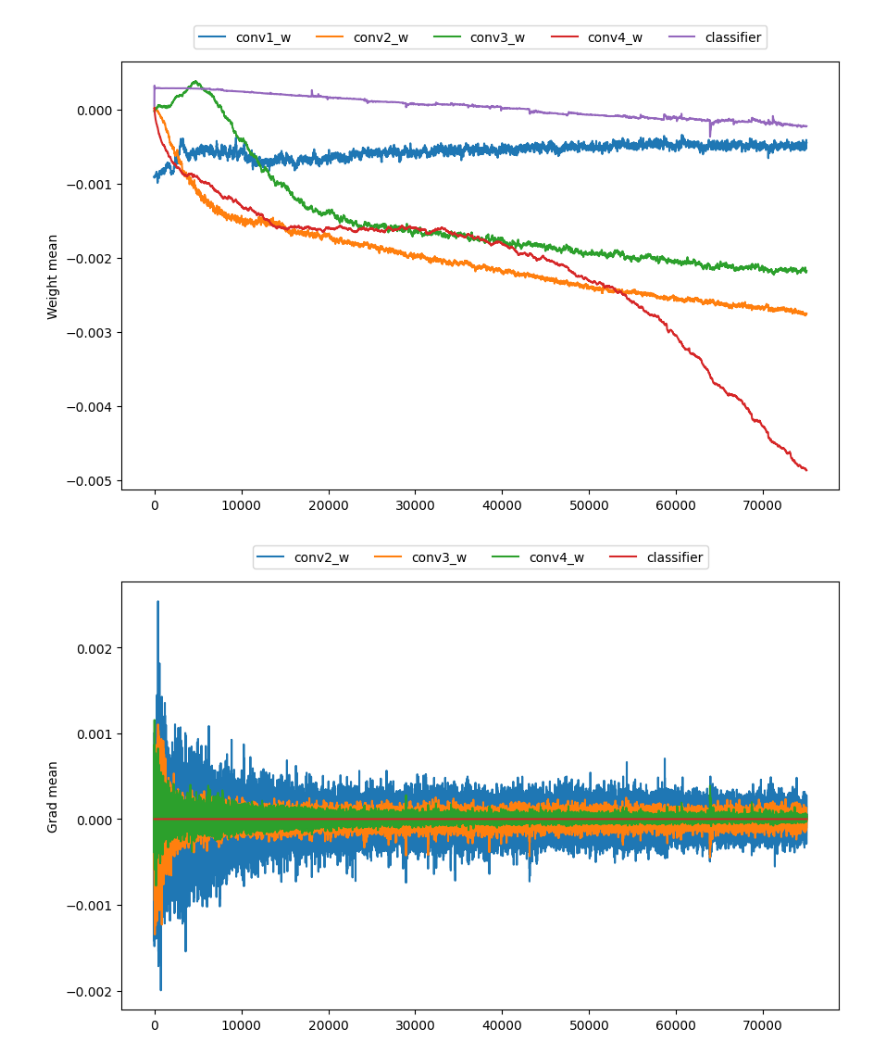
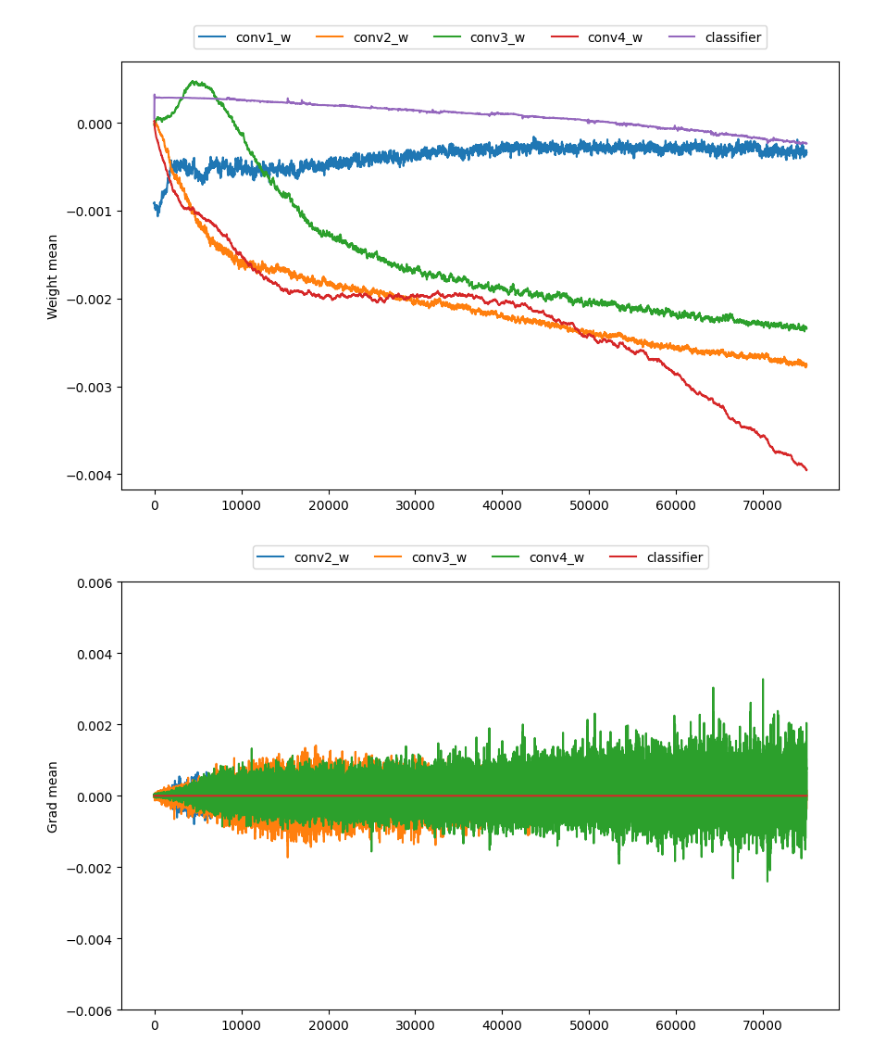
Before and after one commit to SKKUJMLim/MAML, a Jupyter notebook: Test_jupyternotebook/Arbiter_by_step_norm_analysis.ipynb, the cells around one changed output. Saved outputs shown, nothing was run; the diff lists cells and outputs as text; code cells hidden in the pictures.

```diff
--- a/Test_jupyternotebook/Arbiter_by_step_norm_analysis.ipynb
+++ b/Test_jupyternotebook/Arbiter_by_step_norm_analysis.ipynb
@@ -4,7 +4,7 @@ import matplotlib.pyplot as plt
 
 import torch
 # %%
-norm_info = pd.read_csv('../MAML+Arbiter_5way_5shot_7165/MAML+Arbiter_5way_5shot_inner_loop.csv')
+norm_info = pd.read_csv('../MAML+Arbiter_5way_5shot/MAML+Arbiter_5way_5shot_inner_loop.csv')
 # norm_info = pd.read_csv('../MAML+Arbiter_5way_5shot_filter64_7105/MAML+Arbiter_5way_5shot_filter64_inner_loop.csv')
 # %%
 norm_info_train = norm_info[norm_info['phase']=='train']
@@ -12,15 +12,3 @@ norm_info_val = norm_info[norm_info['phase']=='val']
 norm_info_test= norm_info[norm_info['current_iter']=='test']
 # %%
 per_inner_loop_step = norm_info_train.groupby('num_step').mean()
-# %%
-norm_info_train['gr_mean1'] = norm_info_train['layer_dict.conv1.conv.weight_grad_mean'] * norm_info_train['layer_dict.conv1.conv.weight_alpha'] / norm_info_train['layer_dict.conv1.conv.weight_grad_L2norm']
-norm_info_train['gr_mean2'] = norm_info_train['layer_dict.conv2.conv.weight_grad_mean'] * norm_info_train['layer_dict.conv2.conv.weight_alpha'] / norm_info_train['layer_dict.conv2.conv.weight_grad_L2norm']
-norm_info_train['gr_mean3'] = norm_info_train['layer_dict.conv3.conv.weight_grad_mean'] * norm_info_train['layer_dict.conv3.conv.weight_alpha'] / norm_info_train['layer_dict.conv3.conv.weight_grad_L2norm']
-
-
-
-
-
-norm_info_train['gr_var1'] = norm_info_train['layer_dict.conv1.conv.weight_grad_var'] * norm_info_train['layer_dict.conv1.conv.weight_alpha'] * norm_info_train['layer_dict.conv1.conv.weight_alpha'] / norm_info_train['layer_dict.conv1.conv.weight_grad_L2norm'] * norm_info_train['layer_dict.conv1.conv.weight_grad_L2norm']
-norm_info_train['gr_var2'] = norm_info_train['layer_dict.conv2.conv.weight_grad_var'] * norm_info_train['layer_dict.conv2.conv.weight_alpha'] * norm_info_train['layer_dict.conv2.conv.weight_alpha'] / norm_info_train['layer_dict.conv2.conv.weight_grad_L2norm'] * norm_info_train['layer_dict.conv2.conv.weight_grad_L2norm']
-norm_info_train['gr_var3'] = norm_info_train['layer_dict.conv3.conv.weight_grad_var'] * norm_info_train['layer_dict.conv3.conv.weight_alpha'] * norm_info_train['layer_dict.conv3.conv.weight_alpha']/ norm_info_train['layer_dict.conv3.conv.weight_grad_L2norm'] * norm_info_train['layer_dict.conv3.conv.weight_grad_L2norm']
@@ -151,32 +121,32 @@ plt.ylabel('Weight mean')
 
 plt.show()  # 그래프 보여주기
 # %% [output]
-[figure, old version]
+[figure, new version]
 # %%
  # 그래프를 그릴 컬럼들의 리스트
 columns_to_plot = [ #'layer_dict.conv0.conv.weight_grad_mean',
                     'layer_dict.conv1.conv.weight_grad_mean',
                     'layer_dict.conv2.conv.weight_grad_mean',
                     'layer_dict.conv3.conv.weight_grad_mean',
                     'layer_dict.linear.weights_grad_mean']
 columns_to_plot_label = [#'conv1_w',
                          'conv2_w',
                          'conv3_w',
                          'conv4_w',
                          'classifier']
 
 # 특정 열(Column)의 값을 그래프로 그리기
 plt.figure(figsize=(10, 6))  # 그래프의 크기 설정
 
 plt.plot(gr[columns_to_plot].values, label=columns_to_plot_label)
 plt.legend(loc='upper center', bbox_to_anchor=(0.5, 1.1), shadow=False, ncol=len(columns_to_plot))  # 범례 추가
 plt.ylabel('Grad mean')
 
-# plt.yscale('log', base=10)
-
+# MAML의 Scale과 맞춘다
+plt.ylim([-0.006, 0.006])
 
 plt.show()  # 그래프 보여주기
 # %% [output]
-[figure, old version]
+[figure, new version]
 # %%
  # 그래프를 그릴 컬럼들의 리스트
```
Also changed, not shown: parts of 11 cells of this notebook, 1 other file.
